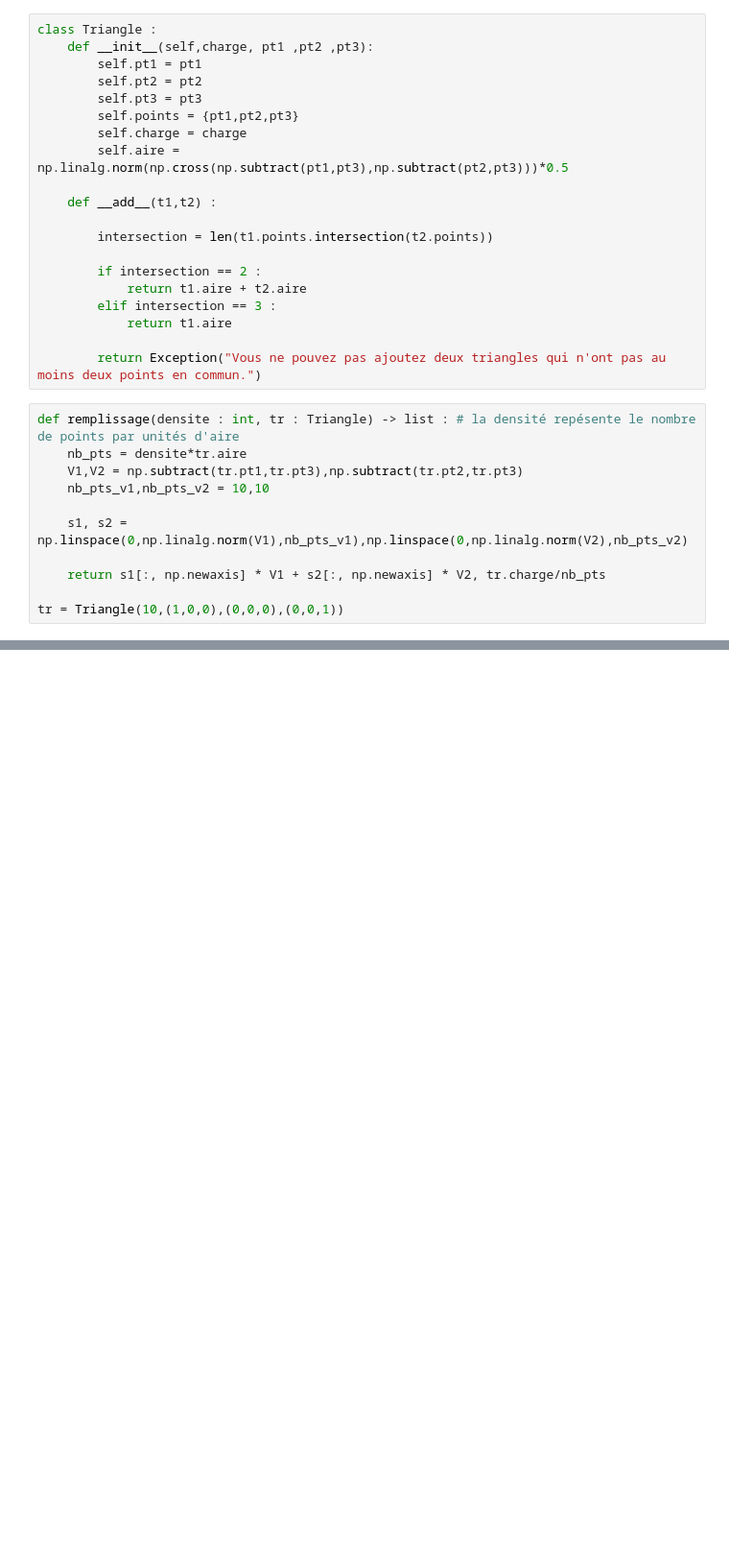
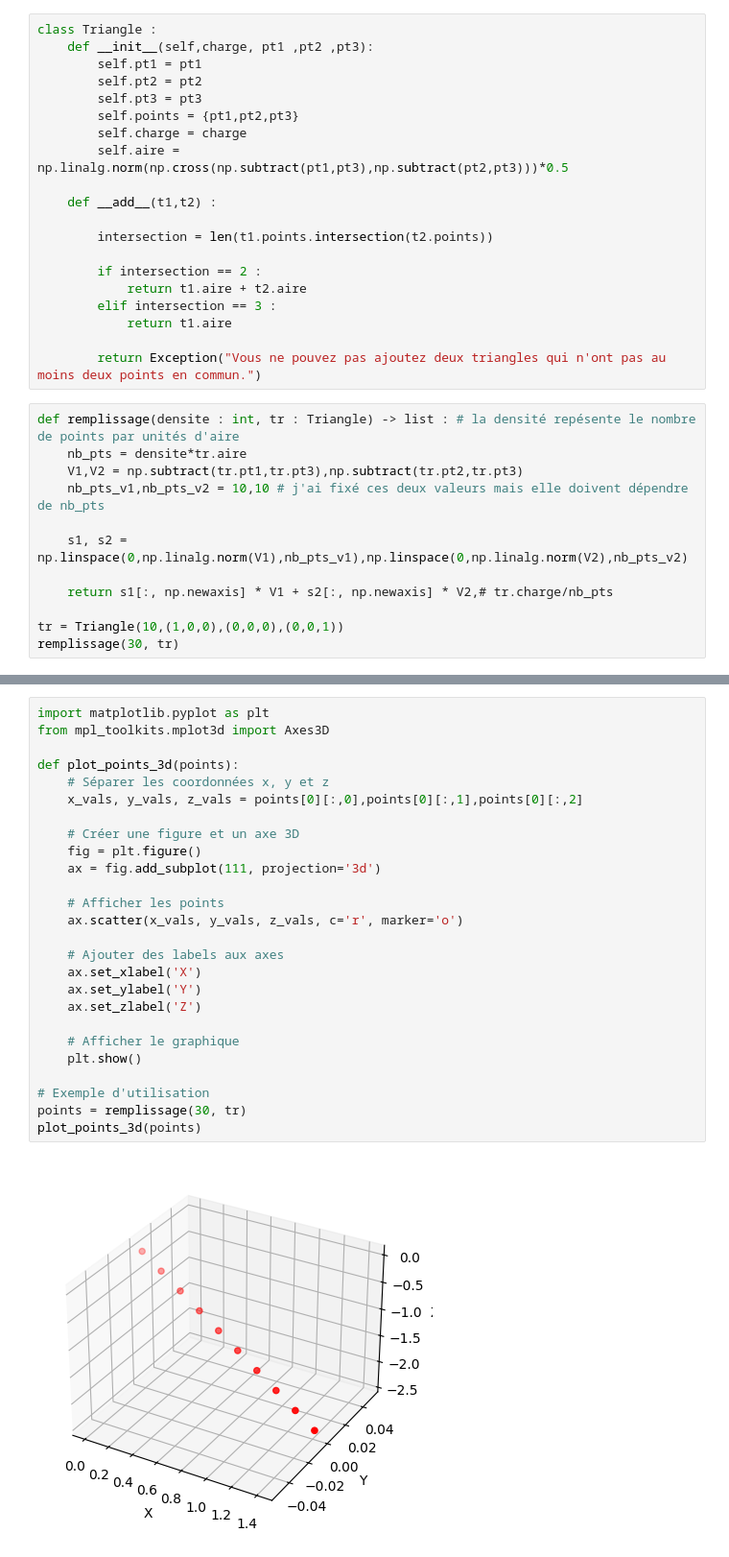
Before and after one commit to uvsq22211965/projet_numerique, a Jupyter notebook: projet.ipynb, the cells around one changed output, grey strips where cells are left out. Shown: that part at 96% size. Cells and saved outputs as stored; diff of their text form; blank space fills up the shorter version.

```diff
--- a/projet.ipynb
+++ b/projet.ipynb
@@ -33,10 +26,11 @@ class Triangle :
 def remplissage(densite : int, tr : Triangle) -> list : # la densité repésente le nombre de points par unités d'aire
     nb_pts = densite*tr.aire
     V1,V2 = np.subtract(tr.pt1,tr.pt3),np.subtract(tr.pt2,tr.pt3)
-    nb_pts_v1,nb_pts_v2 = 10,10
+    nb_pts_v1,nb_pts_v2 = 10,10 # j'ai fixé ces deux valeurs mais elle doivent dépendre de nb_pts
 
     s1, s2 = np.linspace(0,np.linalg.norm(V1),nb_pts_v1),np.linspace(0,np.linalg.norm(V2),nb_pts_v2)
 
-    return s1[:, np.newaxis] * V1 + s2[:, np.newaxis] * V2, tr.charge/nb_pts
+    return s1[:, np.newaxis] * V1 + s2[:, np.newaxis] * V2,# tr.charge/nb_pts
 
 tr = Triangle(10,(1,0,0),(0,0,0),(0,0,1))
+remplissage(30, tr)
@@ -43,3 +48,31 @@ tr = Triangle(10,(1,0,0),(0,0,0),(0,0,1))
+# %%
+import matplotlib.pyplot as plt
+from mpl_toolkits.mplot3d import Axes3D
+
+def plot_points_3d(points):
+    # Séparer les coordonnées x, y et z
+    x_vals, y_vals, z_vals = points[0][:,0],points[0][:,1],points[0][:,2]
+
+    # Créer une figure et un axe 3D
+    fig = plt.figure()
+    ax = fig.add_subplot(111, projection='3d')
+
+    # Afficher les points
+    ax.scatter(x_vals, y_vals, z_vals, c='r', marker='o')
+
+    # Ajouter des labels aux axes
+    ax.set_xlabel('X')
+    ax.set_ylabel('Y')
+    ax.set_zlabel('Z')
+
+    # Afficher le graphique
+    plt.show()
+
+# Exemple d'utilisation
+points = remplissage(30, tr)
+plot_points_3d(points)
+# %% [output]
+[figure, added]
 # %%
 def force(point_application : tuple, distribution_points : tuple[list[np.array],float]) -> tuple :
     # on se place dans le cas d'une distribution de charge uniforme sur toute la surface
```
Also changed, not shown: parts of 4 cells of this notebook, 1 other file.
